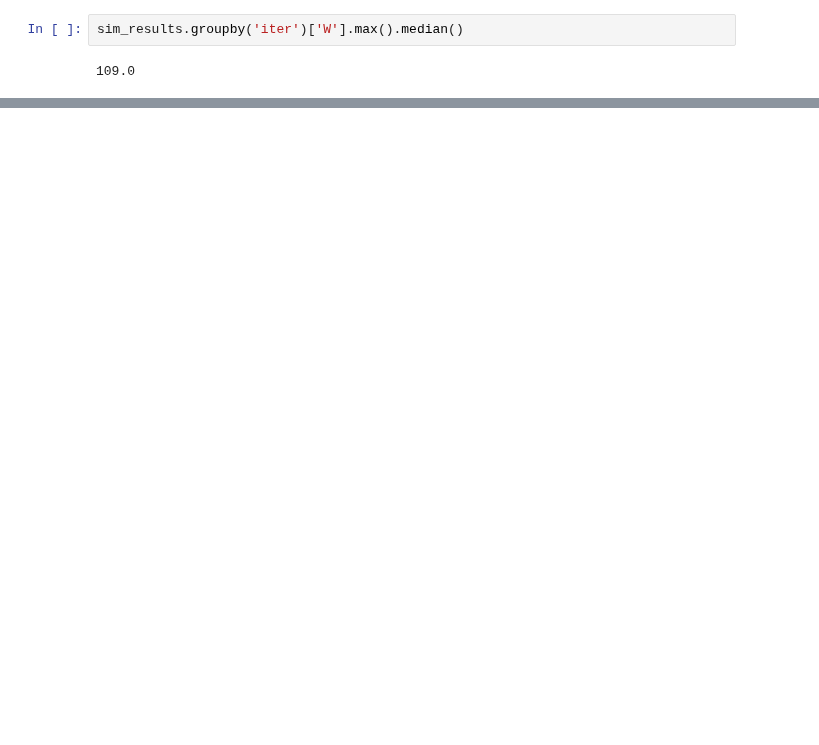
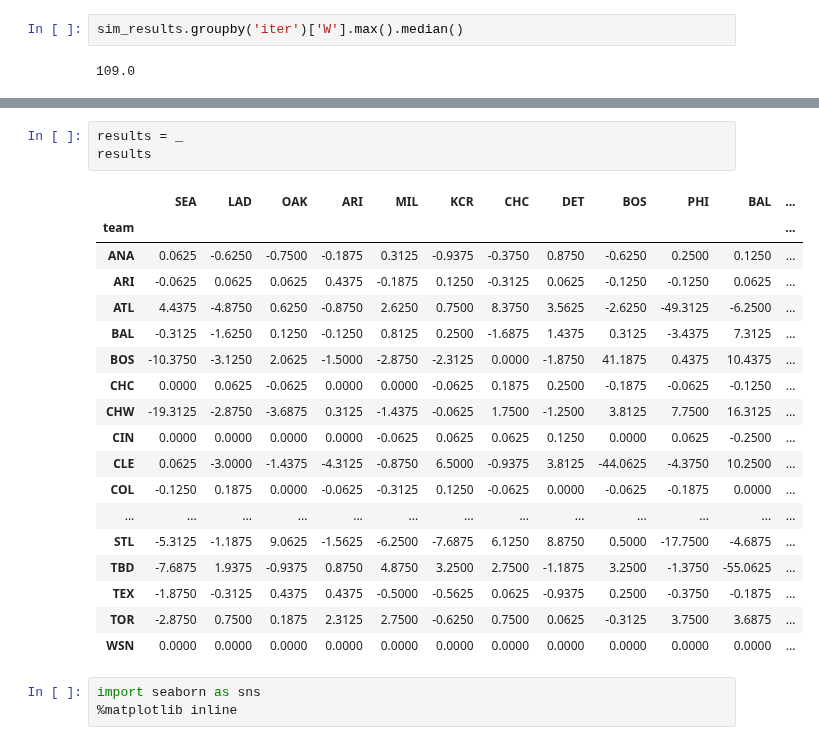
Before and after one commit to sdvinay/baseball_sql, a Jupyter notebook: pandas/playoff_odds_monte_carlo.ipynb, the cells around one changed output, grey strips where cells are left out. Drawn from its saved outputs; the diff is of its cells as text; blank space fills up the shorter version.

```diff
--- a/pandas/playoff_odds_monte_carlo.ipynb
+++ b/pandas/playoff_odds_monte_carlo.ipynb
@@ -461,0 +563,25 @@ Name: W, dtype: float64
+# %%
+results = _
+results
+# %% [output]
+|  | SEA | LAD | OAK | ARI | MIL | KCR | CHC | DET | BOS | PHI | BAL | ... |
+| team |  |  |  |  |  |  |  |  |  |  |  | ... |
+| ANA | 0.0625 | -0.6250 | -0.7500 | -0.1875 | 0.3125 | -0.9375 | -0.3750 | 0.8750 | -0.6250 | 0.2500 | 0.1250 | ... |
+| ARI | -0.0625 | 0.0625 | 0.0625 | 0.4375 | -0.1875 | 0.1250 | -0.3125 | 0.0625 | -0.1250 | -0.1250 | 0.0625 | ... |
+| ATL | 4.4375 | -4.8750 | 0.6250 | -0.8750 | 2.6250 | 0.7500 | 8.3750 | 3.5625 | -2.6250 | -49.3125 | -6.2500 | ... |
+| BAL | -0.3125 | -1.6250 | 0.1250 | -0.1250 | 0.8125 | 0.2500 | -1.6875 | 1.4375 | 0.3125 | -3.4375 | 7.3125 | ... |
+| BOS | -10.3750 | -3.1250 | 2.0625 | -1.5000 | -2.8750 | -2.3125 | 0.0000 | -1.8750 | 41.1875 | 0.4375 | 10.4375 | ... |
+| CHC | 0.0000 | 0.0625 | -0.0625 | 0.0000 | 0.0000 | -0.0625 | 0.1875 | 0.2500 | -0.1875 | -0.0625 | -0.1250 | ... |
+| CHW | -19.3125 | -2.8750 | -3.6875 | 0.3125 | -1.4375 | -0.0625 | 1.7500 | -1.2500 | 3.8125 | 7.7500 | 16.3125 | ... |
+| CIN | 0.0000 | 0.0000 | 0.0000 | 0.0000 | -0.0625 | 0.0625 | 0.0625 | 0.1250 | 0.0000 | 0.0625 | -0.2500 | ... |
+| CLE | 0.0625 | -3.0000 | -1.4375 | -4.3125 | -0.8750 | 6.5000 | -0.9375 | 3.8125 | -44.0625 | -4.3750 | 10.2500 | ... |
+| COL | -0.1250 | 0.1875 | 0.0000 | -0.0625 | -0.3125 | 0.1250 | -0.0625 | 0.0000 | -0.0625 | -0.1875 | 0.0000 | ... |
+| ... | ... | ... | ... | ... | ... | ... | ... | ... | ... | ... | ... | ... |
+| STL | -5.3125 | -1.1875 | 9.0625 | -1.5625 | -6.2500 | -7.6875 | 6.1250 | 8.8750 | 0.5000 | -17.7500 | -4.6875 | ... |
+| TBD | -7.6875 | 1.9375 | -0.9375 | 0.8750 | 4.8750 | 3.2500 | 2.7500 | -1.1875 | 3.2500 | -1.3750 | -55.0625 | ... |
+| TEX | -1.8750 | -0.3125 | 0.4375 | 0.4375 | -0.5000 | -0.5625 | 0.0625 | -0.9375 | 0.2500 | -0.3750 | -0.1875 | ... |
+| TOR | -2.8750 | 0.7500 | 0.1875 | 2.3125 | 2.7500 | -0.6250 | 0.7500 | 0.0625 | -0.3125 | 3.7500 | 3.6875 | ... |
+| WSN | 0.0000 | 0.0000 | 0.0000 | 0.0000 | 0.0000 | 0.0000 | 0.0000 | 0.0000 | 0.0000 | 0.0000 | 0.0000 | ... |
+# %%
+import seaborn as sns
+%matplotlib inline
```
Also changed, not shown: parts of 19 cells of this notebook.
